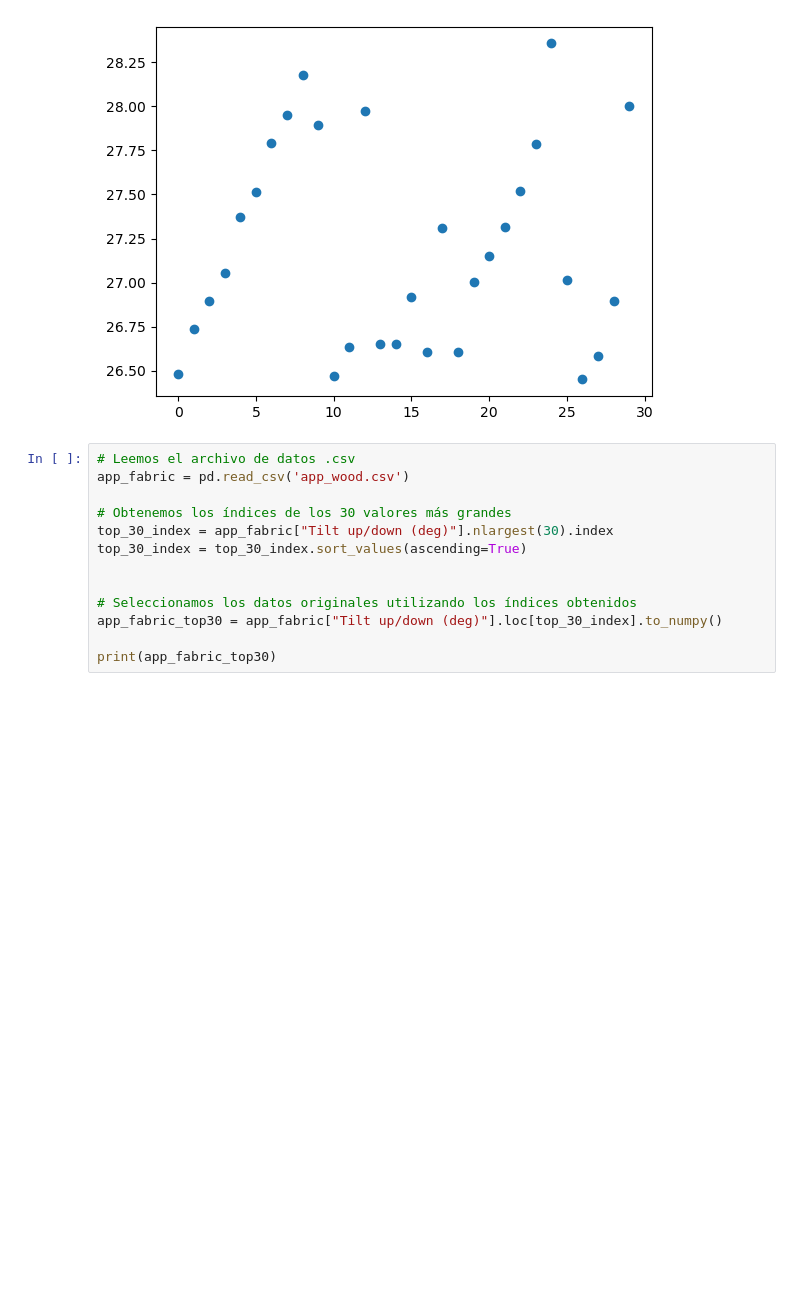
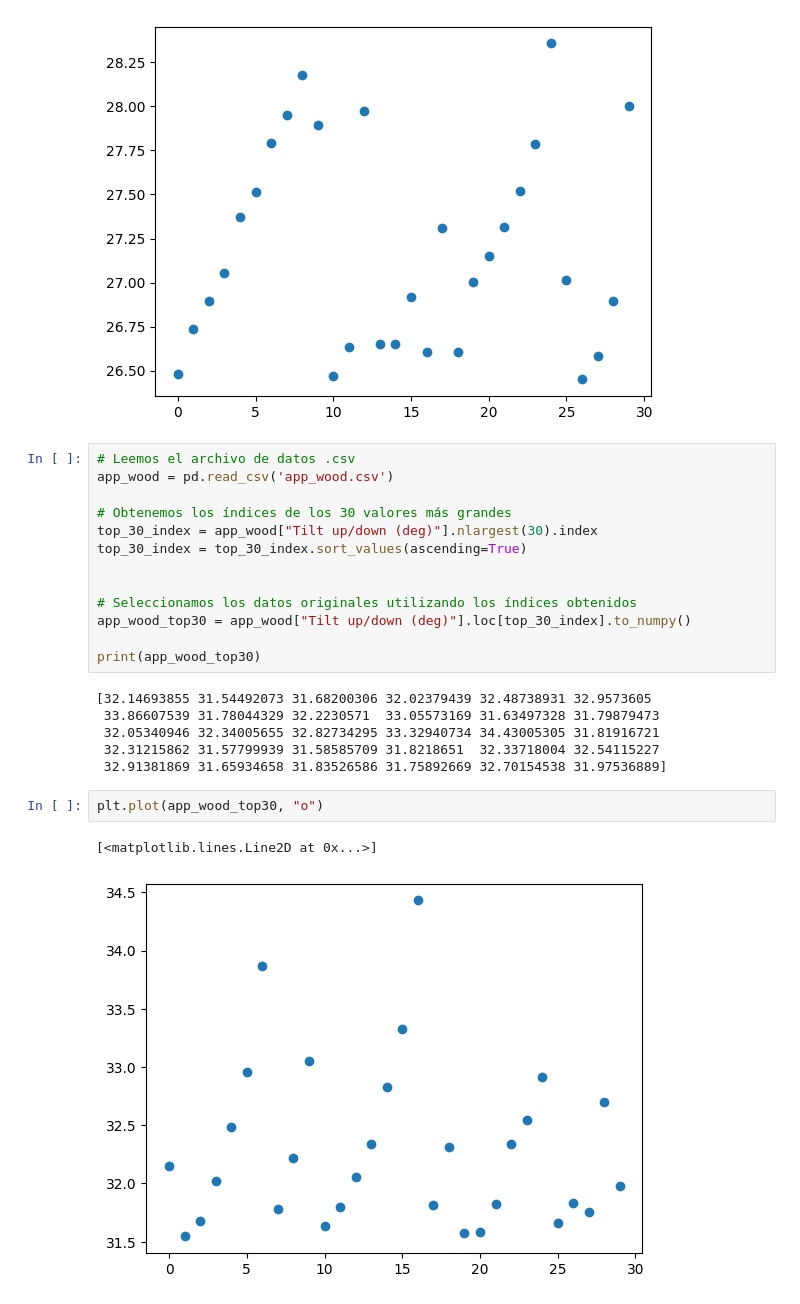
Before and after one commit to Hdavid1123/F-sica-Experimental-II-2024-1, a Jupyter notebook: Valores_incertidumbre.ipynb, the cells around one changed output. Drawn from its saved outputs; the diff is of its cells as text; blank space fills up the shorter version.

Commit message:
Wood data added

```diff
--- a/Valores_incertidumbre.ipynb
+++ b/Valores_incertidumbre.ipynb
@@ -37,14 +41,25 @@ plt.plot(app_fabric_top30, "o")
 [figure]
 # %%
 # Leemos el archivo de datos .csv
-app_fabric = pd.read_csv('app_wood.csv')
+app_wood = pd.read_csv('app_wood.csv')
 
 # Obtenemos los índices de los 30 valores más grandes
-top_30_index = app_fabric["Tilt up/down (deg)"].nlargest(30).index
+top_30_index = app_wood["Tilt up/down (deg)"].nlargest(30).index
 top_30_index = top_30_index.sort_values(ascending=True)
 
 
 # Seleccionamos los datos originales utilizando los índices obtenidos
-app_fabric_top30 = app_fabric["Tilt up/down (deg)"].loc[top_30_index].to_numpy()
+app_wood_top30 = app_wood["Tilt up/down (deg)"].loc[top_30_index].to_numpy()
 
-print(app_fabric_top30)
+print(app_wood_top30)
+# %% [output]
+[32.14693855 31.54492073 31.68200306 32.02379439 32.48738931 32.9573605
+ 33.86607539 31.78044329 32.2230571  33.05573169 31.63497328 31.79879473
+ 32.05340946 32.34005655 32.82734295 33.32940734 34.43005305 31.81916721
+ 32.31215862 31.57799939 31.58585709 31.8218651  32.33718004 32.54115227
+ 32.91381869 31.65934658 31.83526586 31.75892669 32.70154538 31.97536889]
+# %%
+plt.plot(app_wood_top30, "o")
+# %% [output]
+[<matplotlib.lines.Line2D at 0x...>]
+[figure, added]
```
Also changed, not shown: parts of 1 cell of this notebook.
